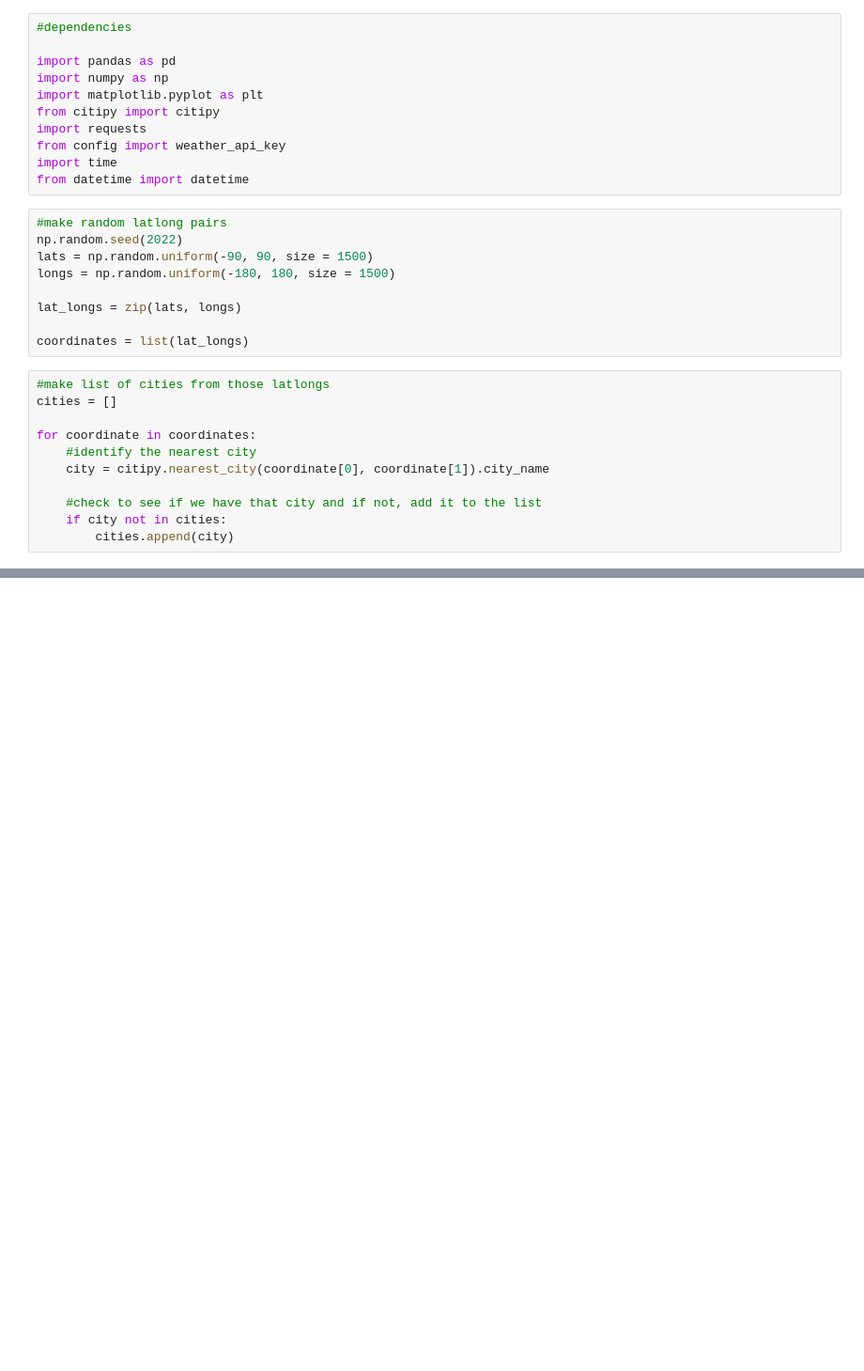
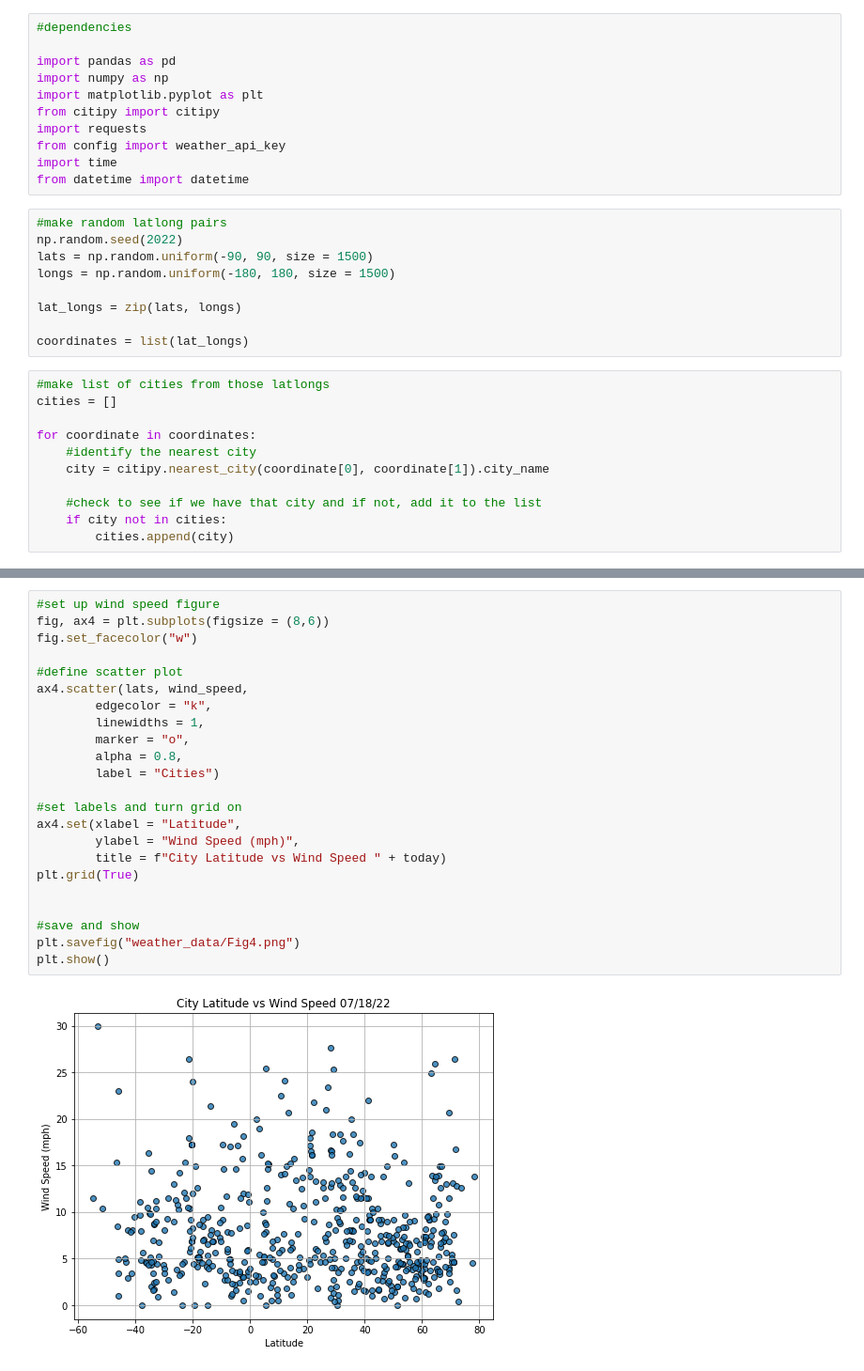
Before and after one commit to rgoldsberry/world-weather-analysis, a Jupyter notebook: WeatherPy.ipynb, the cells around one changed output, grey strips where cells are left out. Shown at 94% size. Saved outputs shown, nothing was run; the diff lists cells and outputs as text; blank space fills up the shorter version.

```diff
--- a/WeatherPy.ipynb
+++ b/WeatherPy.ipynb
@@ -101,0 +214,25 @@ NameError: name 'weather_api_key' is not defined
+# %%
+#set up wind speed figure
+fig, ax4 = plt.subplots(figsize = (8,6))
+fig.set_facecolor("w")
+
+#define scatter plot
+ax4.scatter(lats, wind_speed,
+        edgecolor = "k",
+        linewidths = 1,
+        marker = "o",
+        alpha = 0.8,
+        label = "Cities")
+
+#set labels and turn grid on
+ax4.set(xlabel = "Latitude",
+        ylabel = "Wind Speed (mph)",
+        title = f"City Latitude vs Wind Speed " + today)
+plt.grid(True)
+
+
+#save and show
+plt.savefig("weather_data/Fig4.png")
+plt.show()
+# %% [output]
+[figure, added]
```
Also changed, not shown: parts of 8 cells of this notebook, 5 other files.
